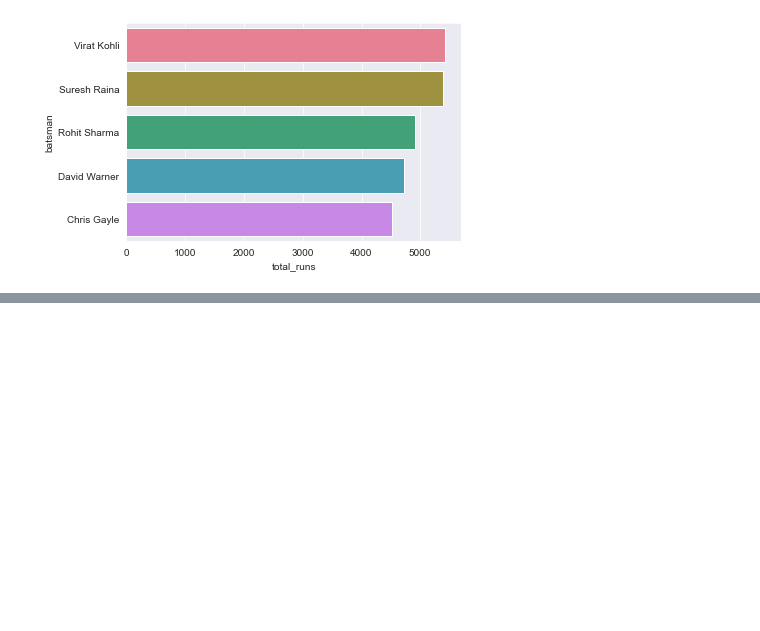
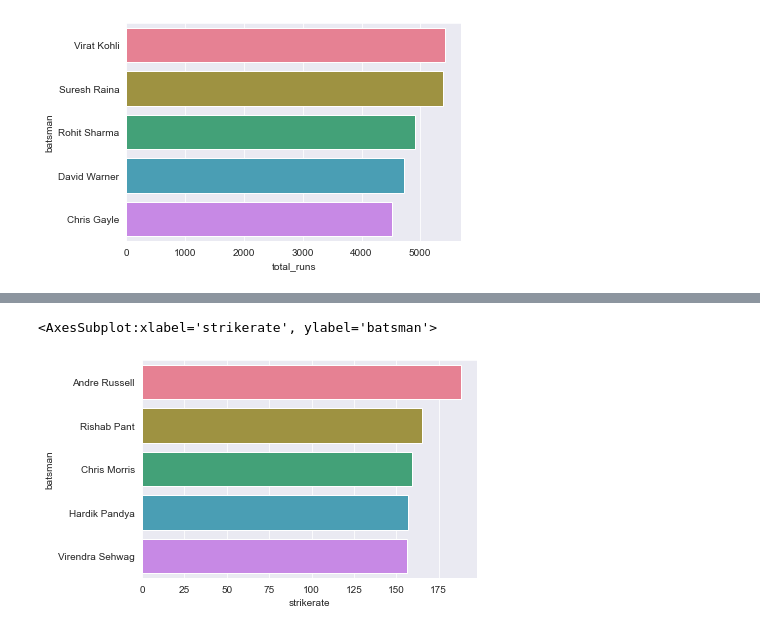
Before and after one commit to Utkarsh736/IPL_Data_Analysis, a Jupyter notebook: IPL_DA.ipynb, the cells around one changed output, grey strips where cells are left out. Cells and saved outputs as stored; diff of their text form; code cells hidden in the pictures; blank space fills up the shorter version.

Commit message:
per_over_data update

```diff
--- a/IPL_DA.ipynb
+++ b/IPL_DA.ipynb
@@ -166,0 +284,10 @@ sns.barplot(x='total_runs', y='batsman', data=df, palette= 'husl')
+# %%
+df2 = pd.DataFrame({'batsman':['Andre Russell','Rishab Pant','Chris Morris','Hardik Pandya','Virendra Sehwag'],
+    'strikerate': [188, 165, 159, 157, 156]})
+
+sns.set_style('darkgrid')
+
+sns.barplot(x='strikerate', y='batsman', data=df2, palette= 'husl')
+# %% [output]
+<AxesSubplot:xlabel='strikerate', ylabel='batsman'>
+[figure, added]
```
Also changed, not shown: parts of 14 cells of this notebook.
